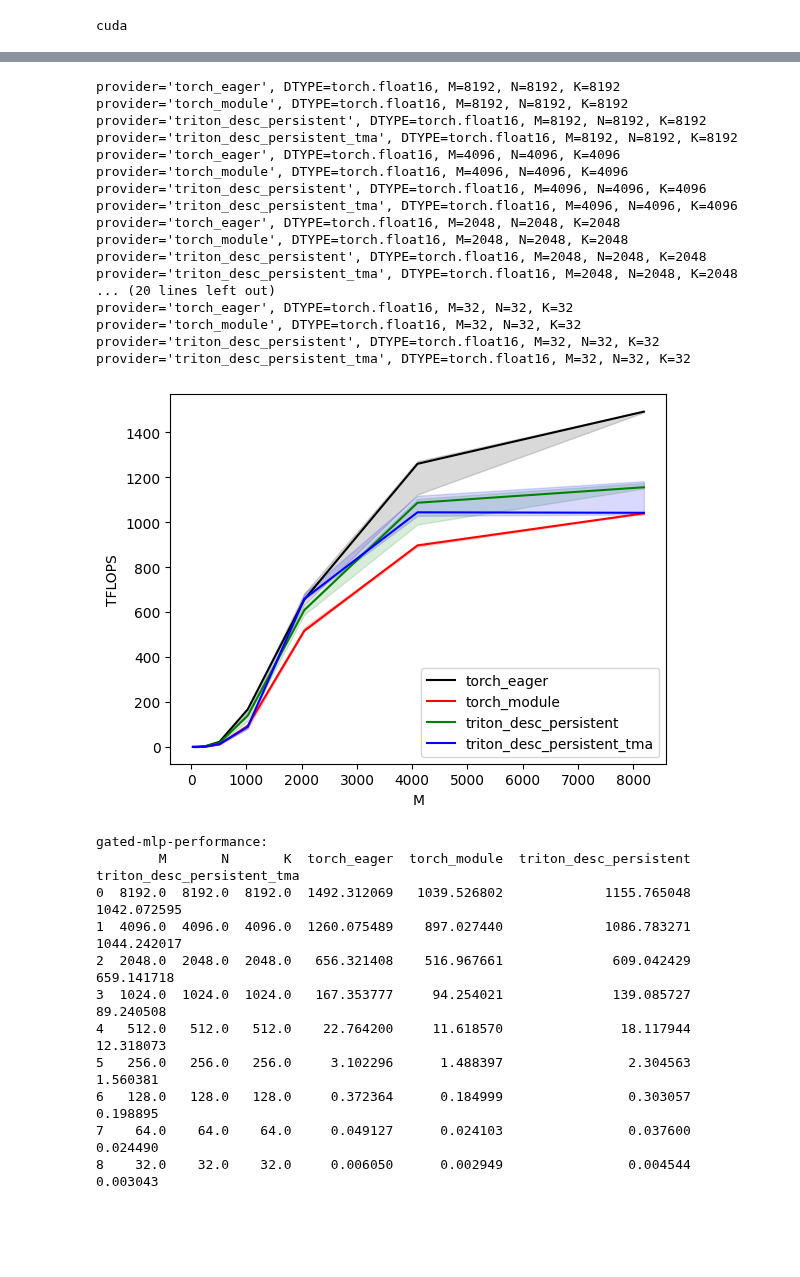
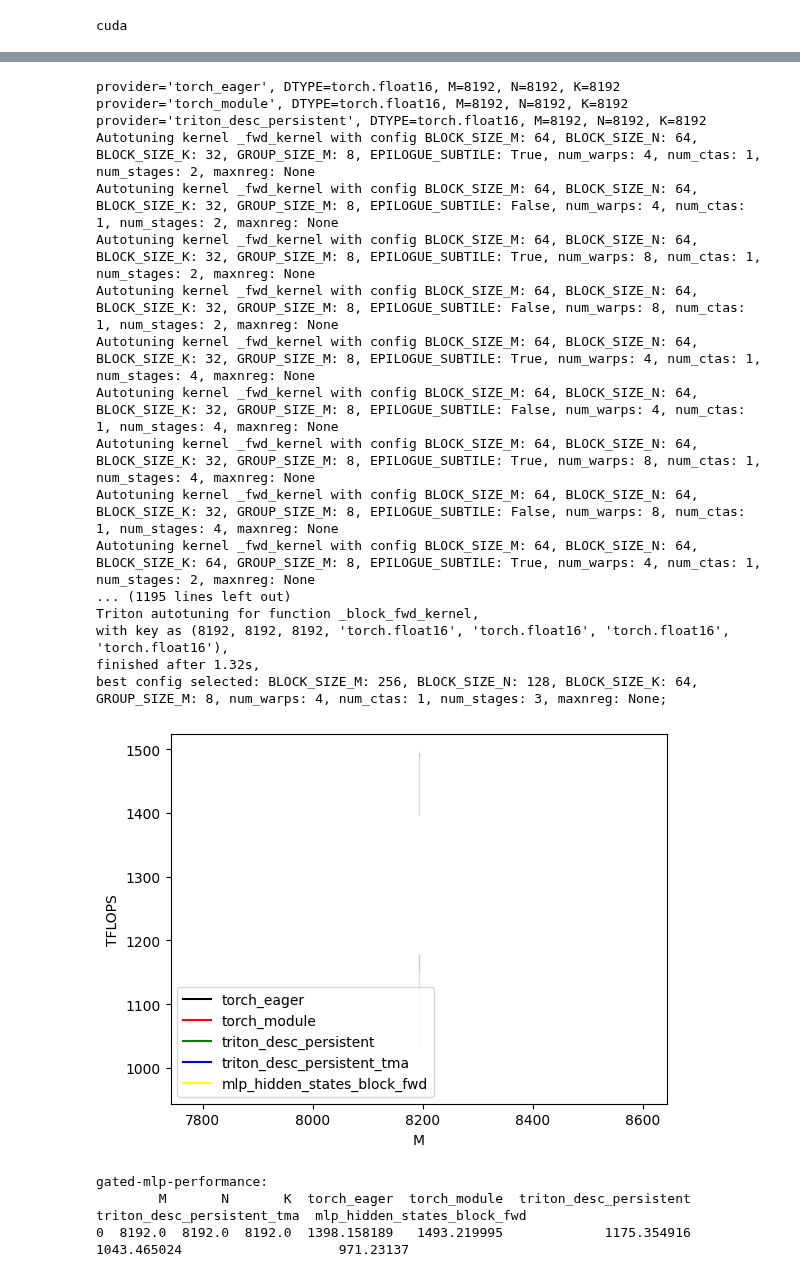
Before and after one commit to matteobonotto/triton, a Jupyter notebook: notebooks/gated_mlp.ipynb, the cells around one changed output, grey strips where cells are left out. Cells and saved outputs as stored; diff of their text form; code cells hidden in the pictures; blank space fills up the shorter version.

Commit message:
perf comparison notebook

```diff
--- a/notebooks/gated_mlp.ipynb
+++ b/notebooks/gated_mlp.ipynb
@@ -77,7 +79,9 @@ class NaiveGatedMLP(nn.Module):
         self.dropout = nn.Dropout(dropout_p)
 
     def forward(self, x):
+        # We are fusing only the first computation that provides the hidden states,
+        # so for a fair comparison for now we comment the down_proj step
         hidden_states = self.dropout(self.act(self.gate_proj(x)) * self.up_proj(x))
-        down_proj = self.down_proj(hidden_states)
-        return down_proj
+        # down_proj = self.down_proj(hidden_states)
+        return hidden_states
 # %%
@@ -870,8 +944,8 @@ AttributeError: 'function' object has no attribute 'arg_names'
 MAP_FUN = {
         "torch_eager": eager_forward,
         "torch_module" : None, # must be instantiated in the testing function
-        # "triton_desc_persistent": mlp_hidden_states_fwd,
-        # "triton_desc_persistent_tma" : mlp_hidden_states_fwd_tma,
+        "triton_desc_persistent": mlp_hidden_states_fwd,
+        "triton_desc_persistent_tma" : mlp_hidden_states_fwd_tma,
         "mlp_hidden_states_block_fwd" : mlp_hidden_states_block_fwd,
 }
 
@@ -890,7 +964,7 @@ for fp8_inputs in [True]:
     configs.append(
         triton.testing.Benchmark(
             x_names=["M", "N", "K"],  # Argument names to use as an x-axis for the plot
-            x_vals=[int(2 ** i) for i in np.arange(5, 14, 1)][::-1],  # Different possible values for `x_name`
+            x_vals=[int(2 ** i) for i in np.arange(5, 14, 1)][-1:],  # Different possible values for `x_name`
             line_arg="provider",  # Argument name whose value corresponds to a different line in the plot
             # Possible values for `line_arg`
             # Don't compare to cublas for fp8 cases as torch.matmul doesn't support fp8 at the moment.
@@ -916,56 +990,48 @@ def benchmark(M, N, K, provider, fp8_inputs):
         hidden_size=N,
         intermediate_size=N,
         bias=False,
         dropout_p=0.,
     ).to(DEVICE).to(DTYPE)
 
     if provider == "torch_module":
         fwd = gmlp
     else:
         fwd = partial(
             MAP_FUN[provider],
             WT_up=gmlp.up_proj.weight,
             b_up=gmlp.up_proj.bias,
             WT_gp=gmlp.gate_proj.weight,
             b_gp=gmlp.gate_proj.bias,
             act_fn=gmlp.act_fn,
             dropout_p=gmlp.dropout.p,
         )
 
     quantiles = [0.5, 0.2, 0.8]
     ms, min_ms, max_ms = triton.testing.do_bench(lambda: fwd(x), quantiles=quantiles)
     perf = lambda ms: 4 * M * N * K * 1e-12 / (ms * 1e-3)
     return perf(ms), perf(max_ms), perf(min_ms)
 
 
 benchmark.run(show_plots=True, print_data=True)
 # %% [output]
 provider='torch_eager', DTYPE=torch.float16, M=8192, N=8192, K=8192
 provider='torch_module', DTYPE=torch.float16, M=8192, N=8192, K=8192
 provider='triton_desc_persistent', DTYPE=torch.float16, M=8192, N=8192, K=8192
-provider='triton_desc_persistent_tma', DTYPE=torch.float16, M=8192, N=8192, K=8192
-provider='torch_eager', DTYPE=torch.float16, M=4096, N=4096, K=4096
-provider='torch_module', DTYPE=torch.float16, M=4096, N=4096, K=4096
-provider='triton_desc_persistent', DTYPE=torch.float16, M=4096, N=4096, K=4096
-provider='triton_desc_persistent_tma', DTYPE=torch.float16, M=4096, N=4096, K=4096
-provider='torch_eager', DTYPE=torch.float16, M=2048, N=2048, K=2048
-provider='torch_module', DTYPE=torch.float16, M=2048, N=2048, K=2048
-provider='triton_desc_persistent', DTYPE=torch.float16, M=2048, N=2048, K=2048
-provider='triton_desc_persistent_tma', DTYPE=torch.float16, M=2048, N=2048, K=2048
-... (20 lines left out)
-provider='torch_eager', DTYPE=torch.float16, M=32, N=32, K=32
-provider='torch_module', DTYPE=torch.float16, M=32, N=32, K=32
-provider='triton_desc_persistent', DTYPE=torch.float16, M=32, N=32, K=32
-provider='triton_desc_persistent_tma', DTYPE=torch.float16, M=32, N=32, K=32
+Autotuning kernel _fwd_kernel with config BLOCK_SIZE_M: 64, BLOCK_SIZE_N: 64, BLOCK_SIZE_K: 32, GROUP_SIZE_M: 8, EPILOGUE_SUBTILE: True, num_warps: 4, num_ctas: 1, num_stages: 2, maxnreg: None
+Autotuning kernel _fwd_kernel with config BLOCK_SIZE_M: 64, BLOCK_SIZE_N: 64, BLOCK_SIZE_K: 32, GROUP_SIZE_M: 8, EPILOGUE_SUBTILE: False, num_warps: 4, num_ctas: 1, num_stages: 2, maxnreg: None
+Autotuning kernel _fwd_kernel with config BLOCK_SIZE_M: 64, BLOCK_SIZE_N: 64, BLOCK_SIZE_K: 32, GROUP_SIZE_M: 8, EPILOGUE_SUBTILE: True, num_warps: 8, num_ctas: 1, num_stages: 2, maxnreg: None
+Autotuning kernel _fwd_kernel with config BLOCK_SIZE_M: 64, BLOCK_SIZE_N: 64, BLOCK_SIZE_K: 32, GROUP_SIZE_M: 8, EPILOGUE_SUBTILE: False, num_warps: 8, num_ctas: 1, num_stages: 2, maxnreg: None
+Autotuning kernel _fwd_kernel with config BLOCK_SIZE_M: 64, BLOCK_SIZE_N: 64, BLOCK_SIZE_K: 32, GROUP_SIZE_M: 8, EPILOGUE_SUBTILE: True, num_warps: 4, num_ctas: 1, num_stages: 4, maxnreg: None
+Autotuning kernel _fwd_kernel with config BLOCK_SIZE_M: 64, BLOCK_SIZE_N: 64, BLOCK_SIZE_K: 32, GROUP_SIZE_M: 8, EPILOGUE_SUBTILE: False, num_warps: 4, num_ctas: 1, num_stages: 4, maxnreg: None
+Autotuning kernel _fwd_kernel with config BLOCK_SIZE_M: 64, BLOCK_SIZE_N: 64, BLOCK_SIZE_K: 32, GROUP_SIZE_M: 8, EPILOGUE_SUBTILE: True, num_warps: 8, num_ctas: 1, num_stages: 4, maxnreg: None
+Autotuning kernel _fwd_kernel with config BLOCK_SIZE_M: 64, BLOCK_SIZE_N: 64, BLOCK_SIZE_K: 32, GROUP_SIZE_M: 8, EPILOGUE_SUBTILE: False, num_warps: 8, num_ctas: 1, num_stages: 4, maxnreg: None
+Autotuning kernel _fwd_kernel with config BLOCK_SIZE_M: 64, BLOCK_SIZE_N: 64, BLOCK_SIZE_K: 64, GROUP_SIZE_M: 8, EPILOGUE_SUBTILE: True, num_warps: 4, num_ctas: 1, num_stages: 2, maxnreg: None
+... (1195 lines left out)
+Triton autotuning for function _block_fwd_kernel,
+with key as (8192, 8192, 8192, 'torch.float16', 'torch.float16', 'torch.float16', 'torch.float16'),
+finished after 1.32s,
+best config selected: BLOCK_SIZE_M: 256, BLOCK_SIZE_N: 128, BLOCK_SIZE_K: 64, GROUP_SIZE_M: 8, num_warps: 4, num_ctas: 1, num_stages: 3, maxnreg: None;
-[figure, old version]
+[figure, new version]
 gated-mlp-performance:
-        M       N       K  torch_eager  torch_module  triton_desc_persistent  triton_desc_persistent_tma
-0  8192.0  8192.0  8192.0  1492.312069   1039.526802             1155.765048                 1042.072595
-1  4096.0  4096.0  4096.0  1260.075489    897.027440             1086.783271                 1044.242017
-2  2048.0  2048.0  2048.0   656.321408    516.967661              609.042429                  659.141718
-3  1024.0  1024.0  1024.0   167.353777     94.254021              139.085727                   89.240508
-4   512.0   512.0   512.0    22.764200     11.618570               18.117944                   12.318073
-5   256.0   256.0   256.0     3.102296      1.488397                2.304563                    1.560381
-6   128.0   128.0   128.0     0.372364      0.184999                0.303057                    0.198895
-7    64.0    64.0    64.0     0.049127      0.024103                0.037600                    0.024490
-8    32.0    32.0    32.0     0.006050      0.002949                0.004544                    0.003043
+        M       N       K  torch_eager  torch_module  triton_desc_persistent  triton_desc_persistent_tma  mlp_hidden_states_block_fwd
+0  8192.0  8192.0  8192.0  1398.158189   1493.219995             1175.354916                 1043.465024                    971.23137
```
Also changed, not shown: parts of 8 cells of this notebook, 6 other files.
